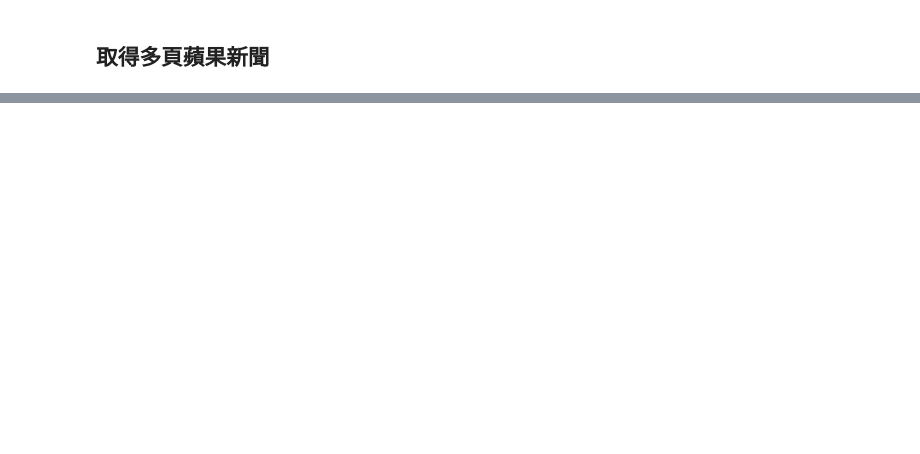
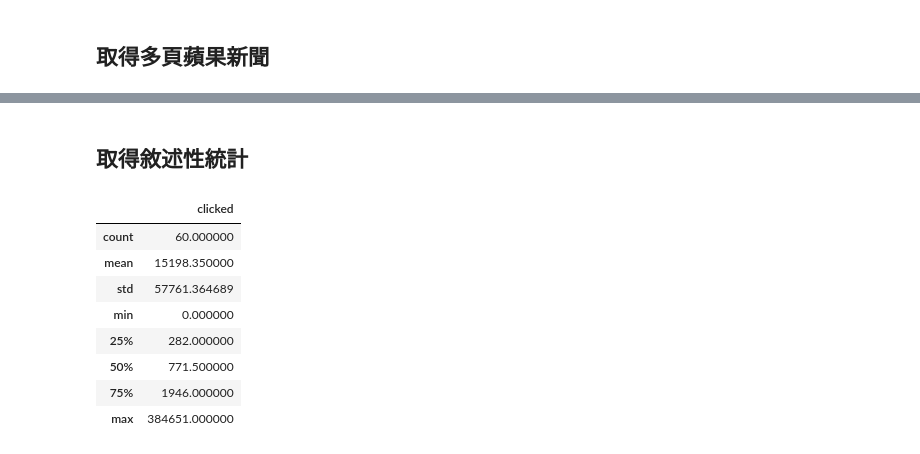
Before and after one commit to ywchiu/cathaypycrawler, a Jupyter notebook: 20161012Demo.ipynb, the cells around one changed output, grey strips where cells are left out. Cells and saved outputs as stored; diff of their text form; code cells hidden in the pictures; blank space fills up the shorter version.

```diff
--- a/20161012Demo.ipynb
+++ b/20161012Demo.ipynb
@@ -189,0 +167,14 @@ for page in range(1,3):
+# %% [markdown]
+## 取得敘述性統計
+# %%
+newsdf.describe()
+# %% [output]
+|  | clicked |
+| count | 60.000000 |
+| mean | 15198.350000 |
+| std | 57761.364689 |
+| min | 0.000000 |
+| 25% | 282.000000 |
+| 50% | 771.500000 |
+| 75% | 1946.000000 |
+| max | 384651.000000 |
```
Also changed, not shown: parts of 26 cells of this notebook.
